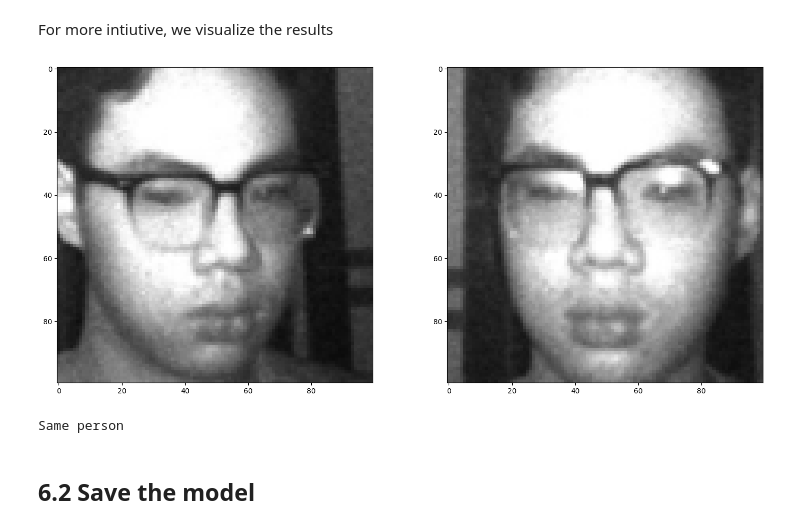
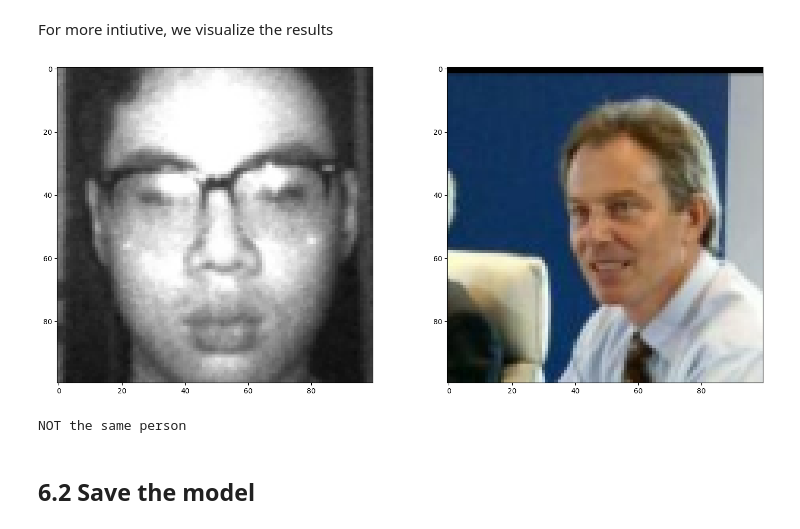
Before and after one commit to chutrunganh/Biometric_IT4432E, a Jupyter notebook: src.ipynb, the cells around one changed output. Cells and saved outputs as stored; diff of their text form; code cells hidden in the pictures.

```diff
--- a/src.ipynb
+++ b/src.ipynb
@@ -1060,28 +1024,28 @@ precision.result().numpy()
 For more intiutive, we visualize the results
 # %%
 #sample_in_batch = 0 # Choose the first image in the batch
-sample_in_batch = 2
+sample_in_batch = 6
 
 # Set plot size
 plt.figure(figsize=(18,8))
 
 # Set subplot. The subplot function allows you to render using a grid like format
 # The first argument is the number of rows, the second is the number of columns,
 # and the third is the index of the current plot
 plt.subplot(1,2,1)
 plt.imshow(test_input[sample_in_batch])
 plt.subplot(1,2,2)
 plt.imshow(test_validation[sample_in_batch])
 plt.show()
 
 # Show the label
 if (test_labels[sample_in_batch] == 1):
     print("Same person")
 else:
     print("NOT the same person")
 # %% [output]
-[figure, old version]
+[figure, new version]
-Same person
+NOT the same person
 # %% [markdown]
 ## 6.2 Save the model
 # %%
```
Also changed, not shown: parts of 39 cells of this notebook, 1 other file.
